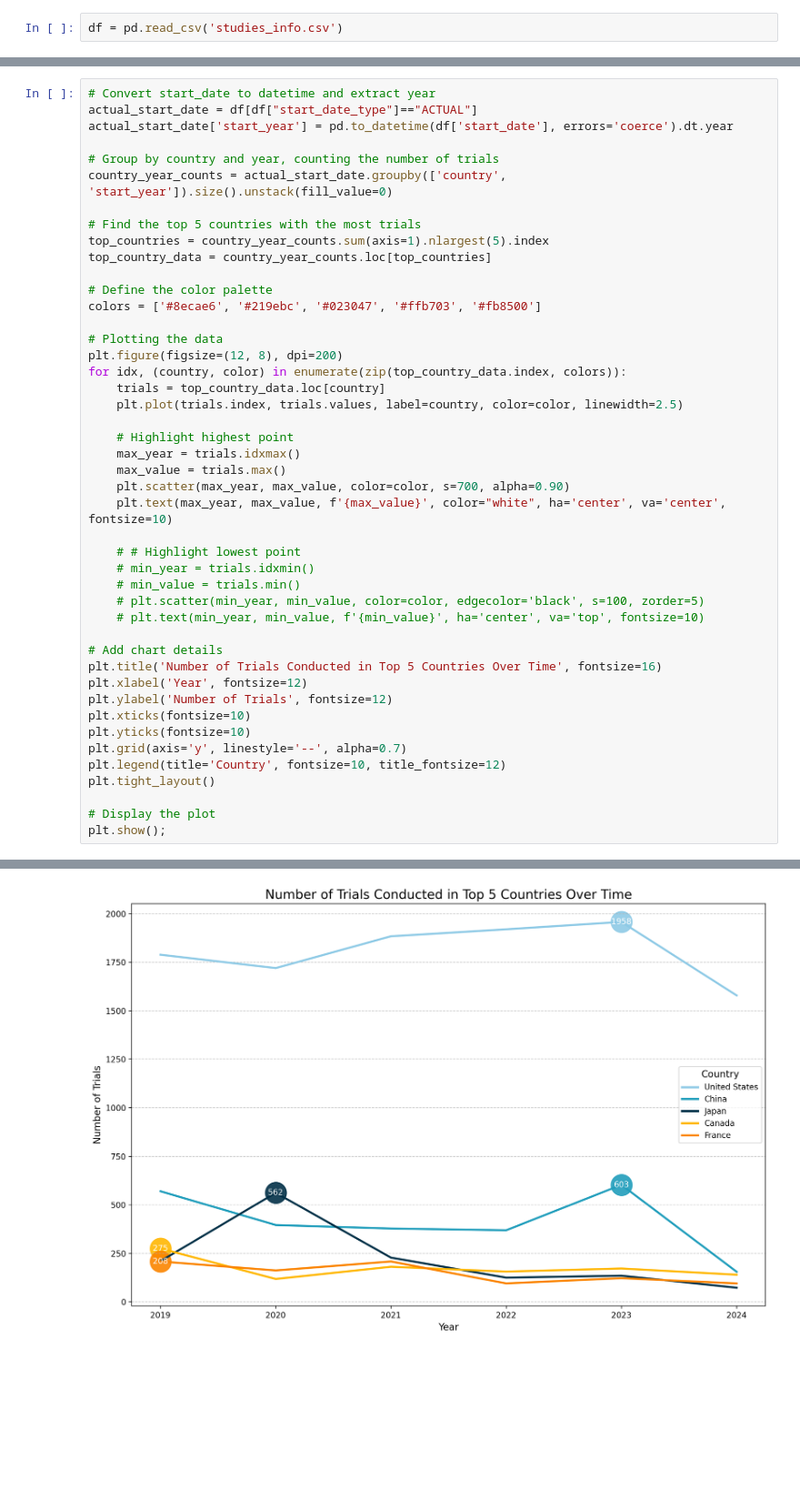
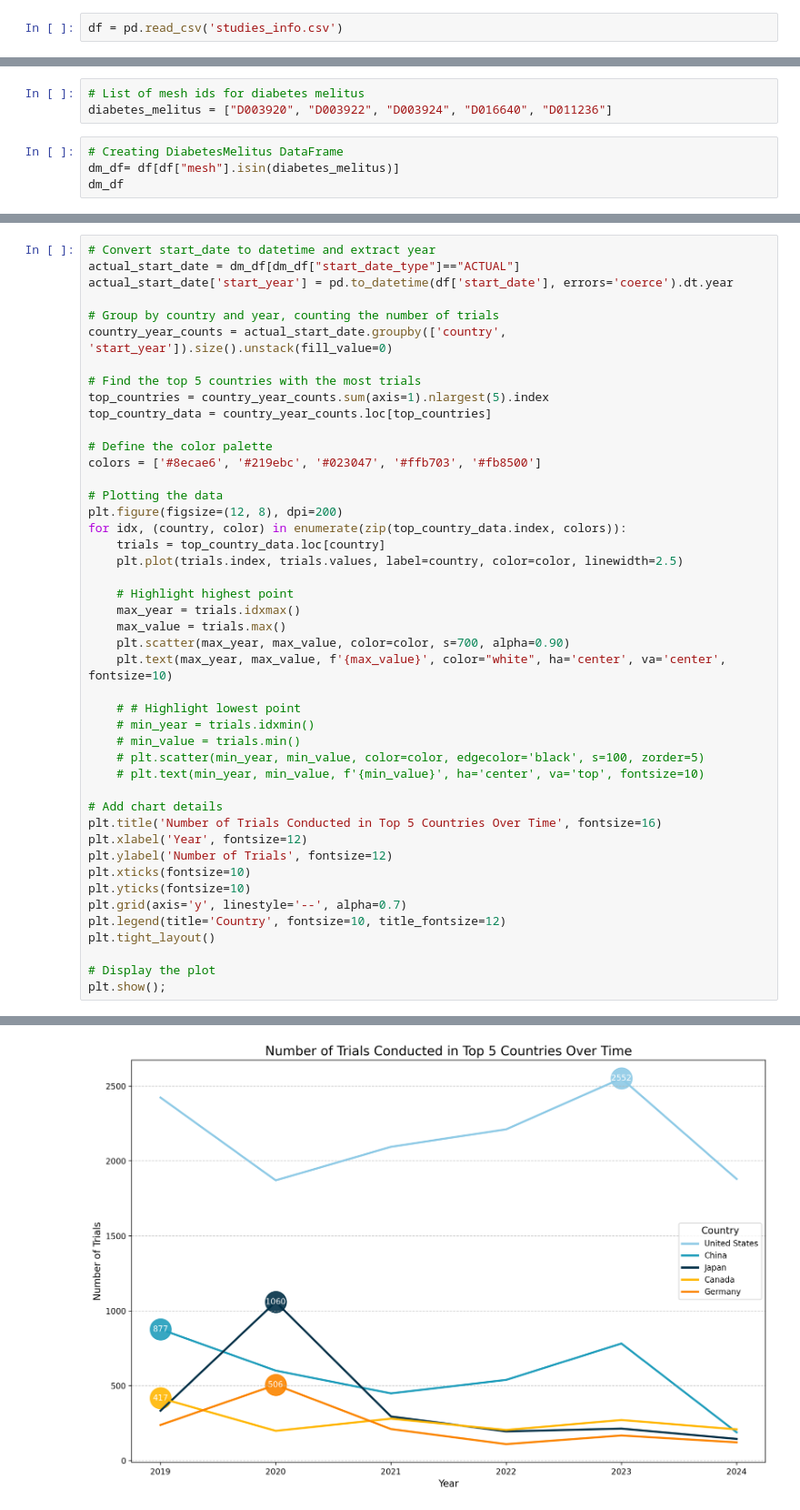
Before and after one commit to jelenapoznan/diabetes_trials, a Jupyter notebook: analysis.ipynb, the cells around one changed output, grey strips where cells are left out. Shown at 91% size. Saved outputs shown, nothing was run; the diff lists cells and outputs as text; blank space fills up the shorter version.

```diff
--- a/analysis.ipynb
+++ b/analysis.ipynb
@@ -19,0 +28,7 @@ df.head()
+# %%
+# List of mesh ids for diabetes melitus
+diabetes_melitus = ["D003920", "D003922", "D003924", "D016640", "D011236"]
+# %%
+# Creating DiabetesMelitus DataFrame
+dm_df= df[df["mesh"].isin(diabetes_melitus)]
+dm_df
@@ -25,7 +70,7 @@ df.head()
 ***Identify***: Peaks or declines in research activity.
 # %%
 # Convert start_date to datetime and extract year
-actual_start_date = df[df["start_date_type"]=="ACTUAL"]
+actual_start_date = dm_df[dm_df["start_date_type"]=="ACTUAL"]
 actual_start_date['start_year'] = pd.to_datetime(df['start_date'], errors='coerce').dt.year
 
 # Group by country and year, counting the number of trials
@@ -47,31 +92,31 @@ for idx, (country, color) in enumerate(zip(top_country_data.index, colors)):
     # Highlight highest point
     max_year = trials.idxmax()
     max_value = trials.max()
     plt.scatter(max_year, max_value, color=color, s=700, alpha=0.90)
     plt.text(max_year, max_value, f'{max_value}', color="white", ha='center', va='center', fontsize=10)
 
     # # Highlight lowest point
     # min_year = trials.idxmin()
     # min_value = trials.min()
     # plt.scatter(min_year, min_value, color=color, edgecolor='black', s=100, zorder=5)
     # plt.text(min_year, min_value, f'{min_value}', ha='center', va='top', fontsize=10)
 
 # Add chart details
 plt.title('Number of Trials Conducted in Top 5 Countries Over Time', fontsize=16)
 plt.xlabel('Year', fontsize=12)
 plt.ylabel('Number of Trials', fontsize=12)
 plt.xticks(fontsize=10)
 plt.yticks(fontsize=10)
 plt.grid(axis='y', linestyle='--', alpha=0.7)
 plt.legend(title='Country', fontsize=10, title_fontsize=12)
 plt.tight_layout()
 
 # Display the plot
 plt.show();
 # %% [output]
 A value is trying to be set on a copy of a slice from a DataFrame.
 Try using .loc[row_indexer,col_indexer] = value instead
 
 See the caveats in the documentation: https://pandas.pydata.org/pandas-docs/stable/user_guide/indexing.html#returning-a-view-versus-a-copy
   actual_start_date['start_year'] = pd.to_datetime(df['start_date'], errors='coerce').dt.year
-[figure, old version]
+[figure, new version]
```
Also changed, not shown: parts of 12 cells of this notebook.
